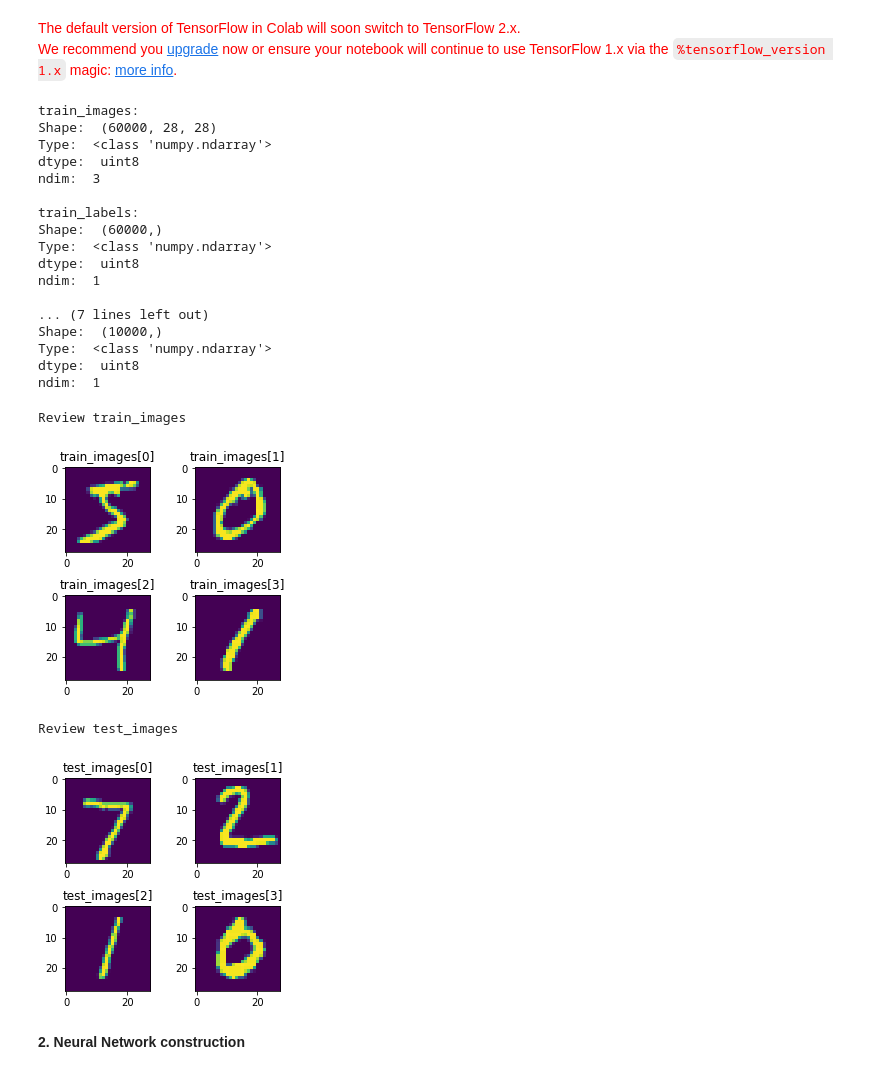
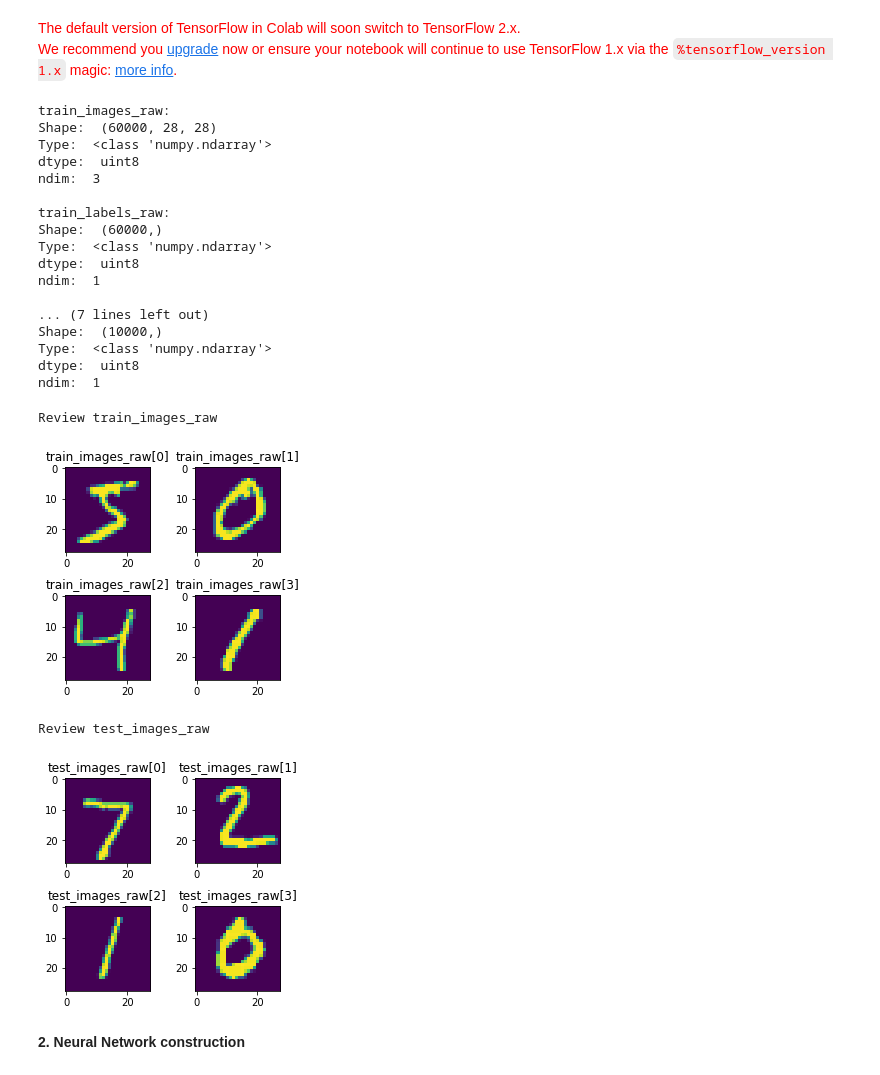
Before and after one commit to rhysdavies21/library, a Jupyter notebook: mnist_numeric_recognition_keras_nn.ipynb, the cells around one changed output. Drawn from its saved outputs; the diff is of its cells as text; code cells hidden in the pictures.

```diff
--- a/mnist_numeric_recognition_keras_nn.ipynb
+++ b/mnist_numeric_recognition_keras_nn.ipynb
@@ -25,40 +25,40 @@ class color:
    END = '\033[0m'
 # %%
 # Import data
-(train_images, train_labels), (test_images, test_labels) = mnist.load_data()
+(train_images_raw, train_labels_raw), (test_images_raw, test_labels_raw) = mnist.load_data()
 # %%
 # Review data
-print(color.BOLD+'train_images:'+color.END)
-print('Shape: ', train_images.shape)
-print('Type: ', type(train_images))
-print('dtype: ', train_images.dtype)
-print('ndim: ', train_images.ndim)
+print(color.BOLD+'train_images_raw:'+color.END)
+print('Shape: ', train_images_raw.shape)
+print('Type: ', type(train_images_raw))
+print('dtype: ', train_images_raw.dtype)
+print('ndim: ', train_images_raw.ndim)
 
-print(color.BOLD+'\ntrain_labels:'+color.END)
-print('Shape: ', train_labels.shape)
-print('Type: ', type(train_labels))
-print('dtype: ', train_labels.dtype)
-print('ndim: ', train_labels.ndim)
+print(color.BOLD+'\ntrain_labels_raw:'+color.END)
+print('Shape: ', train_labels_raw.shape)
+print('Type: ', type(train_labels_raw))
+print('dtype: ', train_labels_raw.dtype)
+print('ndim: ', train_labels_raw.ndim)
 
-print(color.BOLD+'\ntest_images:'+color.END)
-print('Shape: ', test_images.shape)
-print('Type: ', type(test_images))
-print('dtype: ', test_images.dtype)
-print('ndim: ', test_images.ndim)
+print(color.BOLD+'\ntest_images_raw:'+color.END)
+print('Shape: ', test_images_raw.shape)
+print('Type: ', type(test_images_raw))
+print('dtype: ', test_images_raw.dtype)
+print('ndim: ', test_images_raw.ndim)
 
-print(color.BOLD+'\ntest_labels:'+color.END)
-print('Shape: ', test_labels.shape)
-print('Type: ', type(test_labels))
-print('dtype: ', test_labels.dtype)
-print('ndim: ', test_labels.ndim)
+print(color.BOLD+'\ntest_labels_raw:'+color.END)
+print('Shape: ', test_labels_raw.shape)
+print('Type: ', type(test_labels_raw))
+print('dtype: ', test_labels_raw.dtype)
+print('ndim: ', test_labels_raw.ndim)
 # %% [output]
-train_images:
+train_images_raw:
 Shape:  (60000, 28, 28)
 Type:  <class 'numpy.ndarray'>
 dtype:  uint8
 ndim:  3
 
-train_labels:
+train_labels_raw:
 Shape:  (60000,)
 Type:  <class 'numpy.ndarray'>
 dtype:  uint8
@@ -71,34 +71,34 @@ dtype:  uint8
 ndim:  1
 # %%
 # Review examples
-print(color.BOLD+color.UNDERLINE+'\nReview train_images'+color.END)
+print(color.BOLD+color.UNDERLINE+'\nReview train_images_raw'+color.END)
 fig=plt.figure(figsize=(4, 4))
 columns = 2
 rows = 2
 for i in range(1, columns*rows+1):
-    img = train_images[i-1]
+    img = train_images_raw[i-1]
     fig.add_subplot(rows, columns, i)
     plt.imshow(img)
-    plt.title('train_images['+str(i-1)+']')
+    plt.title('train_images_raw['+str(i-1)+']')
     plt.subplots_adjust(top = 0.75, bottom=0.01, hspace=0.5, wspace=0.4)
 plt.show()
 
-print(color.BOLD+color.UNDERLINE+'\nReview test_images'+color.END)
+print(color.BOLD+color.UNDERLINE+'\nReview test_images_raw'+color.END)
 fig=plt.figure(figsize=(4, 4))
 columns = 2
 rows = 2
 for i in range(1, columns*rows+1):
-    img = test_images[i-1]
+    img = test_images_raw[i-1]
     fig.add_subplot(rows, columns, i)
     plt.imshow(img)
-    plt.title('test_images['+str(i-1)+']')
+    plt.title('test_images_raw['+str(i-1)+']')
     plt.subplots_adjust(top = 0.75, bottom=0.01, hspace=0.5, wspace=0.4)
 plt.show()
 # %% [output]
-Review train_images
+Review train_images_raw
-[figure, old version]
+[figure, new version]
-Review test_images
+Review test_images_raw
-[figure, old version]
+[figure, new version]
 # %% [markdown]
 **2. Neural Network construction**
 # %%
```
Also changed, not shown: parts of 4 cells of this notebook.
